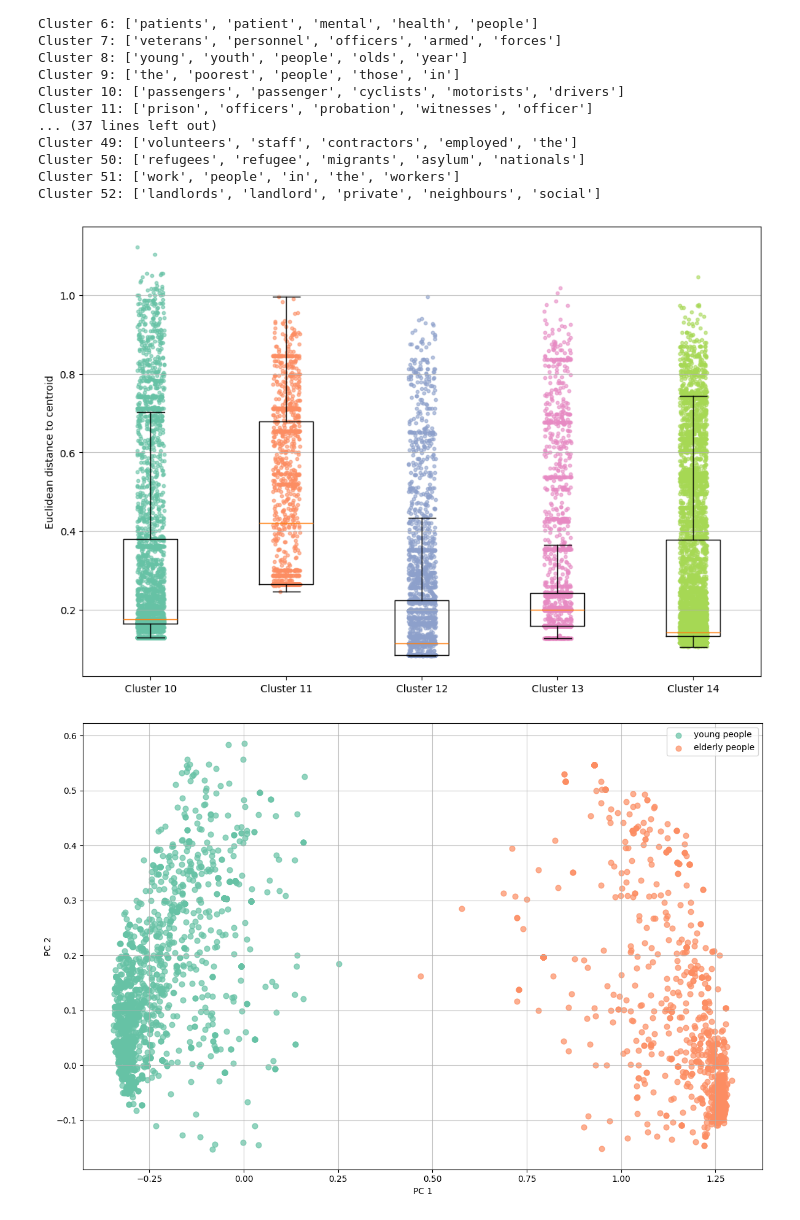
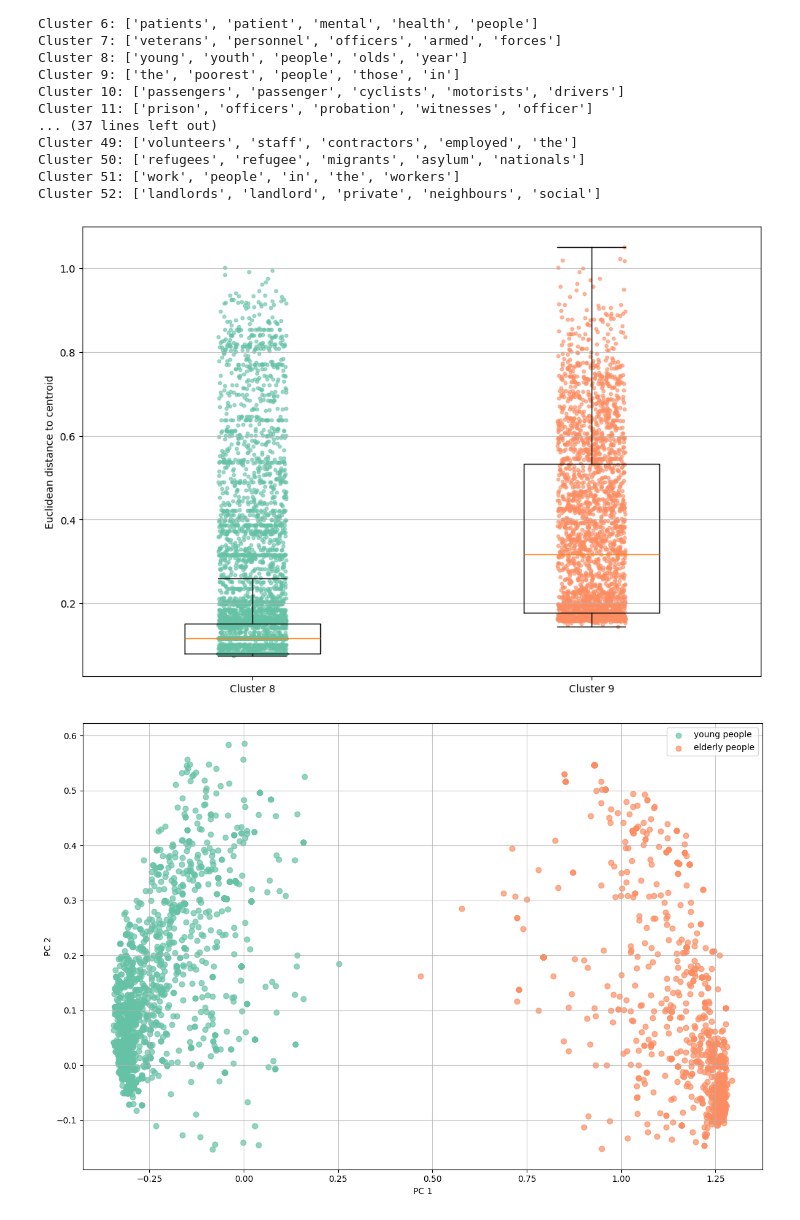
Before and after one commit to MaximilianWeiland/Master_Thesis, a Jupyter notebook: 05_clustering/application_main_data.ipynb, the cells around one changed output. Drawn from its saved outputs; the diff is of its cells as text; code cells hidden in the pictures.

Commit message:
update figures in readme

```diff
--- a/05_clustering/application_main_data.ipynb
+++ b/05_clustering/application_main_data.ipynb
@@ -178,15 +178,15 @@ Cluster 52: ['landlords', 'landlord', 'private', 'neighbours', 'social']
 # %%
 # inspect clusters preliminary via static boxplots
 static_mentions_boxplot(
     df=question_df_long,
-    cluster_ids=range(10, 15),
+    cluster_ids=range(8, 10),
     cluster_col="cluster",
     distance_type="Euclidean",
     jitter=0.1,
     color_scheme=plt.cm.Set2.colors
 )
 # %% [output]
-[figure, old version]
+[figure, new version]
 # %%
 # inspect clusters via interactive boxplots
 interactive_mentions_boxplot(
```
Also changed, not shown: parts of 1 cell of this notebook, 3 other files.
